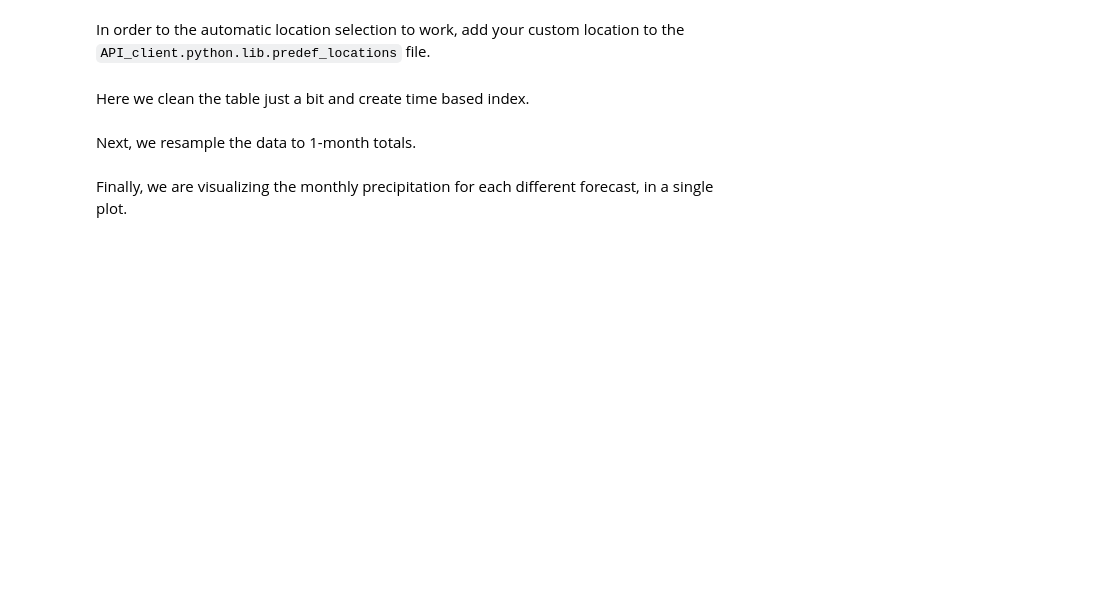
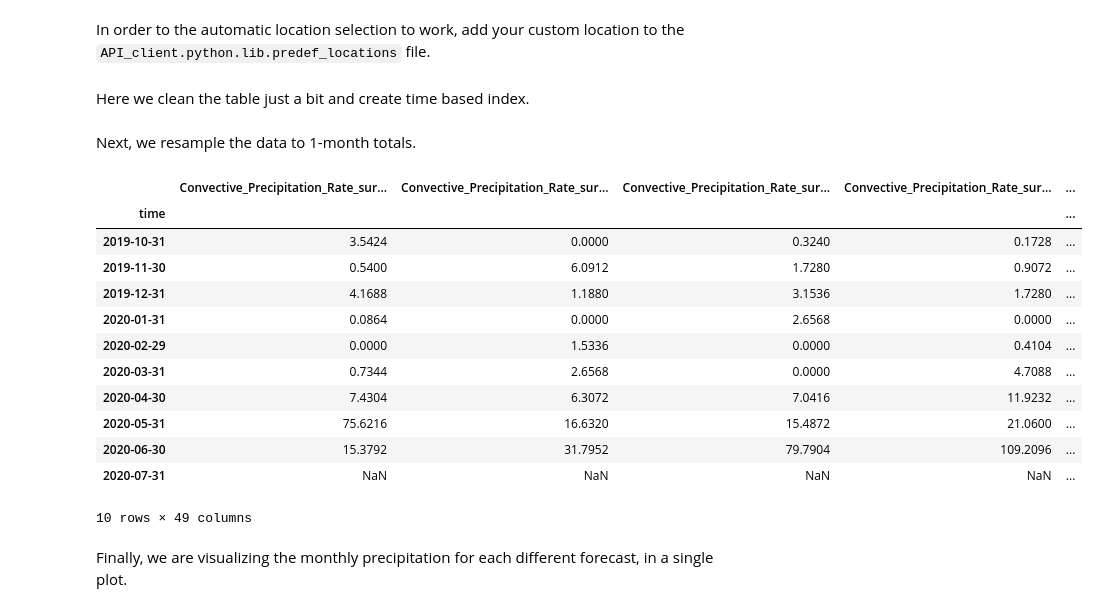
Before and after one commit to planet-os/notebooks, a Jupyter notebook: api-examples/CFSv2_usage_example.ipynb, the cells around one changed output. Saved outputs shown, nothing was run; the diff lists cells and outputs as text; code cells hidden in the pictures; blank space fills up the shorter version.

```diff
--- a/api-examples/CFSv2_usage_example.ipynb
+++ b/api-examples/CFSv2_usage_example.ipynb
@@ -54,7 +54,21 @@ for reft in reft_unique:
 nf2=pd.concat(nf,axis=1)
 # %%
 # uncomment to see full pandas table
-# nf2
+nf2
+# %% [output]
+|  | Convective_Precipitation_Rate_sur... | Convective_Precipitation_Rate_sur... | Convective_Precipitation_Rate_sur... | Convective_Precipitation_Rate_sur... | ... |
+| time |  |  |  |  | ... |
+| 2019-10-31 | 3.5424 | 0.0000 | 0.3240 | 0.1728 | ... |
+| 2019-11-30 | 0.5400 | 6.0912 | 1.7280 | 0.9072 | ... |
+| 2019-12-31 | 4.1688 | 1.1880 | 3.1536 | 1.7280 | ... |
+| 2020-01-31 | 0.0864 | 0.0000 | 2.6568 | 0.0000 | ... |
+| 2020-02-29 | 0.0000 | 1.5336 | 0.0000 | 0.4104 | ... |
+| 2020-03-31 | 0.7344 | 2.6568 | 0.0000 | 4.7088 | ... |
+| 2020-04-30 | 7.4304 | 6.3072 | 7.0416 | 11.9232 | ... |
+| 2020-05-31 | 75.6216 | 16.6320 | 15.4872 | 21.0600 | ... |
+| 2020-06-30 | 15.3792 | 31.7952 | 79.7904 | 109.2096 | ... |
+| 2020-07-31 | NaN | NaN | NaN | NaN | ... |
+10 rows × 49 columns
 # %% [markdown]
 Finally, we are visualizing the monthly precipitation for each different forecast, in a single plot.
 # %%
```
Also changed, not shown: parts of 1 cell of this notebook.
